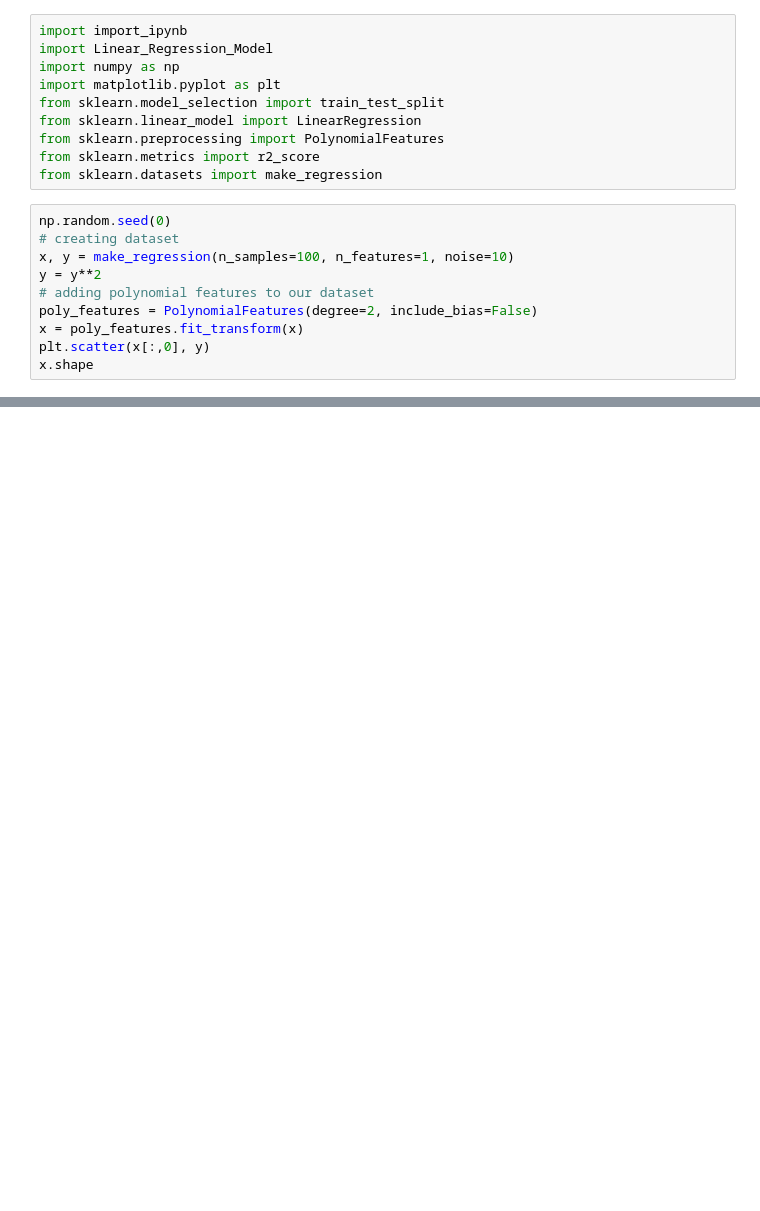
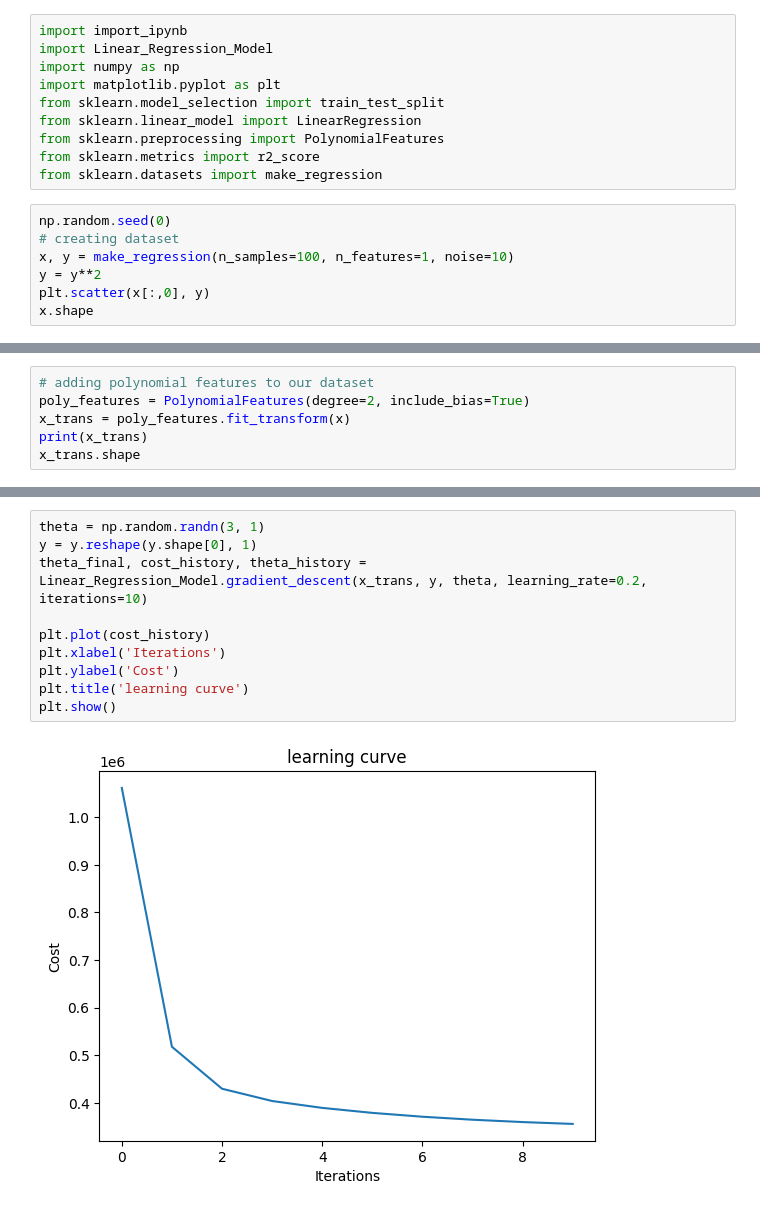
Before and after one commit to selma-19/Supervised-ML-From-Scratch, a Jupyter notebook: Supervised-ML-Models/Polynomial regression.ipynb, the cells around one changed output, grey strips where cells are left out. Saved outputs shown, nothing was run; the diff lists cells and outputs as text; blank space fills up the shorter version.

Commit message:
polynomial regression

```diff
--- a/Supervised-ML-Models/Polynomial regression.ipynb
+++ b/Supervised-ML-Models/Polynomial regression.ipynb
@@ -13,9 +13,6 @@ np.random.seed(0)
 # creating dataset
 x, y = make_regression(n_samples=100, n_features=1, noise=10)
 y = y**2
-# adding polynomial features to our dataset
-poly_features = PolynomialFeatures(degree=2, include_bias=False)
-x = poly_features.fit_transform(x)
 plt.scatter(x[:,0], y)
 x.shape
 # %% [output]
@@ -23 +20,7 @@ x.shape
 [figure]
+# %%
+# adding polynomial features to our dataset
+poly_features = PolynomialFeatures(degree=2, include_bias=True)
+x_trans = poly_features.fit_transform(x)
+print(x_trans)
+x_trans.shape
@@ -23,0 +46,12 @@ x.shape
+# %%
+theta = np.random.randn(3, 1)
+y = y.reshape(y.shape[0], 1)
+theta_final, cost_history, theta_history = Linear_Regression_Model.gradient_descent(x_trans, y, theta, learning_rate=0.2, iterations=10)
+
+plt.plot(cost_history)
+plt.xlabel('Iterations')
+plt.ylabel('Cost')
+plt.title('learning curve')
+plt.show()
+# %% [output]
+[figure, added]
```
Also changed, not shown: parts of 3 cells of this notebook, 1 other file.
